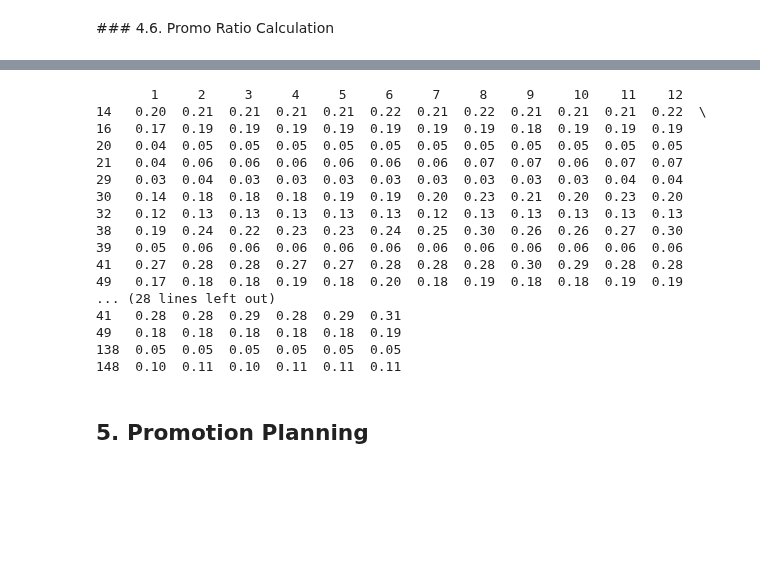
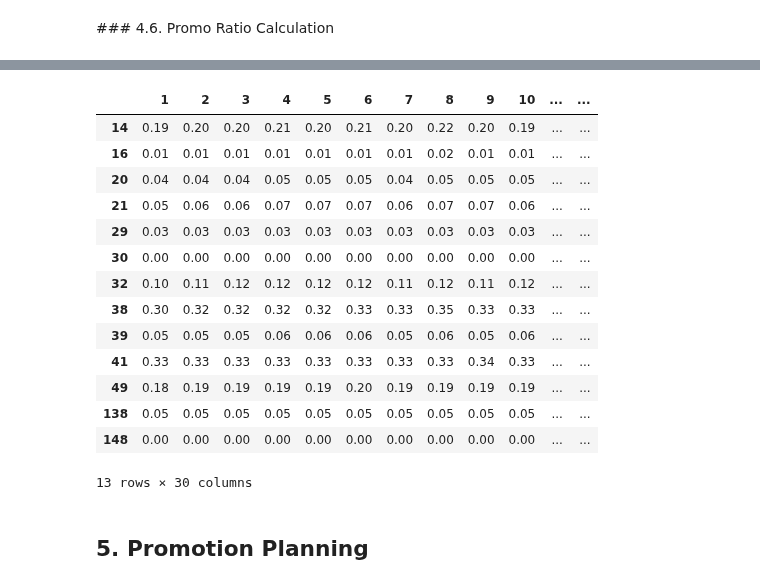
Before and after one commit to ayigitdogan/PharmaProject, a Jupyter notebook: IE492 - Pharma Project.ipynb, the cells around one changed output, grey strips where cells are left out. Cells and saved outputs as stored; diff of their text form; code cells hidden in the pictures; blank space fills up the shorter version.

Commit message:
Model validation

```diff
--- a/IE492 - Pharma Project.ipynb
+++ b/IE492 - Pharma Project.ipynb
@@ -686,15 +680,15 @@ Promo_Model = LpProblem("Pharma_Promotion_Model", LpMaximize)
 # %%
 products = [14,  16,  20,  21,  29,  30,  32,  38,  39,  41,  49, 138, 148]
 
-T=30 # end of promotion horizon
+# T = 31 # end of promotion horizon
 PHorizon = list(range(0, T))
 AugHorizon = list(range(1, T))
 
-I=len(products) # product count
+# I = len(products) # product count
 Products = list(range(0, I))
 
-Total_PaidQty_Limit = 10000000
-Total_FreeQty_Limit = 10000
+Total_PaidQty_Limit = paid_qty_sep_23
+Total_FreeQty_Limit = free_qty_sep_23
 
 '''
 #RANDOM DEMAND AND PROMO_SENSITIVITY GENERATOR
@@ -747,25 +743,35 @@ Promo_Model += Total_Paid_Quantity
 # %% [markdown]
 ### 4.4. Constraints
 # %%
-#DEMAND SATISFACTION
+# DEMAND SATISFACTION
 for i in Products:
     for t in PHorizon:
         Promo_Model += P[i][t] + F[i][t] <= Base_Demand[i][t] + Promo_Sensitivity[i]*F[i][t]
 
-#NO FREE QTY WITHOUT PROMOTION
-Big_M = FreeQtyLimit
+# NO FREE QTY WITHOUT PROMOTION
+Big_M = sum(free_qty_sep_23)
 for i in Products:
     for t in PHorizon:
         Promo_Model += F[i][t] <= X[i][t]*Big_M
         Promo_Model += F[i][t] >= X[i][t]-0.5
 
-#TOTAL PAID QUANTITY PER PRODUCT
+# TOTAL PAID QUANTITY PER PRODUCT
+# for i in Products:
+#    Promo_Model += lpSum(P[i][t] for t in PHorizon) <= Total_PaidQty_Limit[i]
+
+# TOTAL FREE QUANTITY PER PRODUCT
 for i in Products:
-    Promo_Model += lpSum(P[i][t] for t in PHorizon) <= Total_PaidQty_Limit
+    Promo_Model += lpSum(F[i][t] for t in PHorizon) <= Total_FreeQty_Limit[i]
 
-#TOTAL FREE QUANTITY PER PRODUCT
+# PAID QUANTITY PER PRODUCT
+# for i in Products:
+#     for t in PHorizon:
+#         Promo_Model += P[i][t] <= Total_PaidQty_Limit[i]/T
+
+# FREE QUANTITY PER PRODUCT
 for i in Products:
-    Promo_Model += lpSum(F[i][t] for t in PHorizon) <= Total_FreeQty_Limit
+    for t in PHorizon:
+        Promo_Model += F[i][t] <= Total_FreeQty_Limit[i]/T
 
 #PROMOTED PRODUCTS AT TIME "t"
 for t in PHorizon:
@@ -849,10 +842,12 @@ Promo_Length_9 = 30.0
 products = [14,  16,  20,  21,  29,  30,  32,  38,  39,  41,  49, 138, 148]
 
 Total_Qty = np.zeros((I, T), dtype = int)
+Total_Recommended_Free_Qty = 0
 
 for i in Products:
     for t in PHorizon:
         Total_Qty[i][t] = P[i][t].varValue + F[i][t].varValue
+        Total_Recommended_Free_Qty += F[i][t].varValue
 
 df_Total_Qty = pd.DataFrame(Total_Qty,
                  index = products,
@@ -880,32 +885,32 @@ print(df_Total_Qty)
 # %%
 Promo_Ratio = np.zeros((I, T), dtype = float)
 for i in Products:
     for t in PHorizon:
         Promo_Ratio[i][t] = F[i][t].varValue/(P[i][t].varValue + F[i][t].varValue)
 
 df_Promo_Ratio = pd.DataFrame(Promo_Ratio,
                  index = products,
                  columns = range(1,T+1))
 
-with pd.option_context('display.max_rows', None,
-                       'display.max_columns', None,
-                       'display.precision', 2):
-    print(df_Promo_Ratio)
+# with pd.option_context('display.max_rows', None,
+#                        'display.max_columns', None,
+#                        'display.precision', 2):
+#     print(df_Promo_Ratio)
+
+round(df_Promo_Ratio, 2)
 # %% [output]
+|  | 1 | 2 | 3 | 4 | 5 | 6 | 7 | 8 | 9 | 10 | ... | ... |
+| 14 | 0.19 | 0.20 | 0.20 | 0.21 | 0.20 | 0.21 | 0.20 | 0.22 | 0.20 | 0.19 | ... | ... |
+| 16 | 0.01 | 0.01 | 0.01 | 0.01 | 0.01 | 0.01 | 0.01 | 0.02 | 0.01 | 0.01 | ... | ... |
+| 20 | 0.04 | 0.04 | 0.04 | 0.05 | 0.05 | 0.05 | 0.04 | 0.05 | 0.05 | 0.05 | ... | ... |
+| 21 | 0.05 | 0.06 | 0.06 | 0.07 | 0.07 | 0.07 | 0.06 | 0.07 | 0.07 | 0.06 | ... | ... |
+| 29 | 0.03 | 0.03 | 0.03 | 0.03 | 0.03 | 0.03 | 0.03 | 0.03 | 0.03 | 0.03 | ... | ... |
+| 30 | 0.00 | 0.00 | 0.00 | 0.00 | 0.00 | 0.00 | 0.00 | 0.00 | 0.00 | 0.00 | ... | ... |
+| 32 | 0.10 | 0.11 | 0.12 | 0.12 | 0.12 | 0.12 | 0.11 | 0.12 | 0.11 | 0.12 | ... | ... |
+| 38 | 0.30 | 0.32 | 0.32 | 0.32 | 0.32 | 0.33 | 0.33 | 0.35 | 0.33 | 0.33 | ... | ... |
+| 39 | 0.05 | 0.05 | 0.05 | 0.06 | 0.06 | 0.06 | 0.05 | 0.06 | 0.05 | 0.06 | ... | ... |
+| 41 | 0.33 | 0.33 | 0.33 | 0.33 | 0.33 | 0.33 | 0.33 | 0.33 | 0.34 | 0.33 | ... | ... |
+| 49 | 0.18 | 0.19 | 0.19 | 0.19 | 0.19 | 0.20 | 0.19 | 0.19 | 0.19 | 0.19 | ... | ... |
+| 138 | 0.05 | 0.05 | 0.05 | 0.05 | 0.05 | 0.05 | 0.05 | 0.05 | 0.05 | 0.05 | ... | ... |
+| 148 | 0.00 | 0.00 | 0.00 | 0.00 | 0.00 | 0.00 | 0.00 | 0.00 | 0.00 | 0.00 | ... | ... |
-       1     2     3     4     5     6     7     8     9     10    11    12
-14   0.20  0.21  0.21  0.21  0.21  0.22  0.21  0.22  0.21  0.21  0.21  0.22  \
-16   0.17  0.19  0.19  0.19  0.19  0.19  0.19  0.19  0.18  0.19  0.19  0.19
-20   0.04  0.05  0.05  0.05  0.05  0.05  0.05  0.05  0.05  0.05  0.05  0.05
-21   0.04  0.06  0.06  0.06  0.06  0.06  0.06  0.07  0.07  0.06  0.07  0.07
-29   0.03  0.04  0.03  0.03  0.03  0.03  0.03  0.03  0.03  0.03  0.04  0.04
-30   0.14  0.18  0.18  0.18  0.19  0.19  0.20  0.23  0.21  0.20  0.23  0.20
-32   0.12  0.13  0.13  0.13  0.13  0.13  0.12  0.13  0.13  0.13  0.13  0.13
-38   0.19  0.24  0.22  0.23  0.23  0.24  0.25  0.30  0.26  0.26  0.27  0.30
-39   0.05  0.06  0.06  0.06  0.06  0.06  0.06  0.06  0.06  0.06  0.06  0.06
-41   0.27  0.28  0.28  0.27  0.27  0.28  0.28  0.28  0.30  0.29  0.28  0.28
-49   0.17  0.18  0.18  0.19  0.18  0.20  0.18  0.19  0.18  0.18  0.19  0.19
-... (28 lines left out)
-41   0.28  0.28  0.29  0.28  0.29  0.31
-49   0.18  0.18  0.18  0.18  0.18  0.19
-138  0.05  0.05  0.05  0.05  0.05  0.05
-148  0.10  0.11  0.10  0.11  0.11  0.11
+13 rows × 30 columns
```
Also changed, not shown: parts of 26 cells of this notebook.
